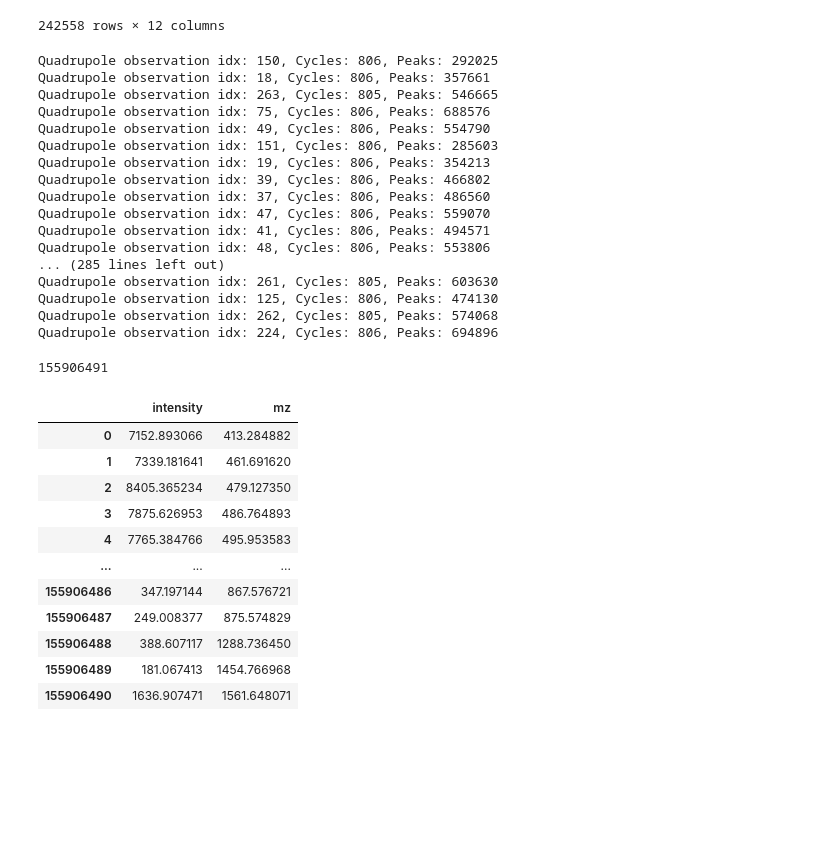
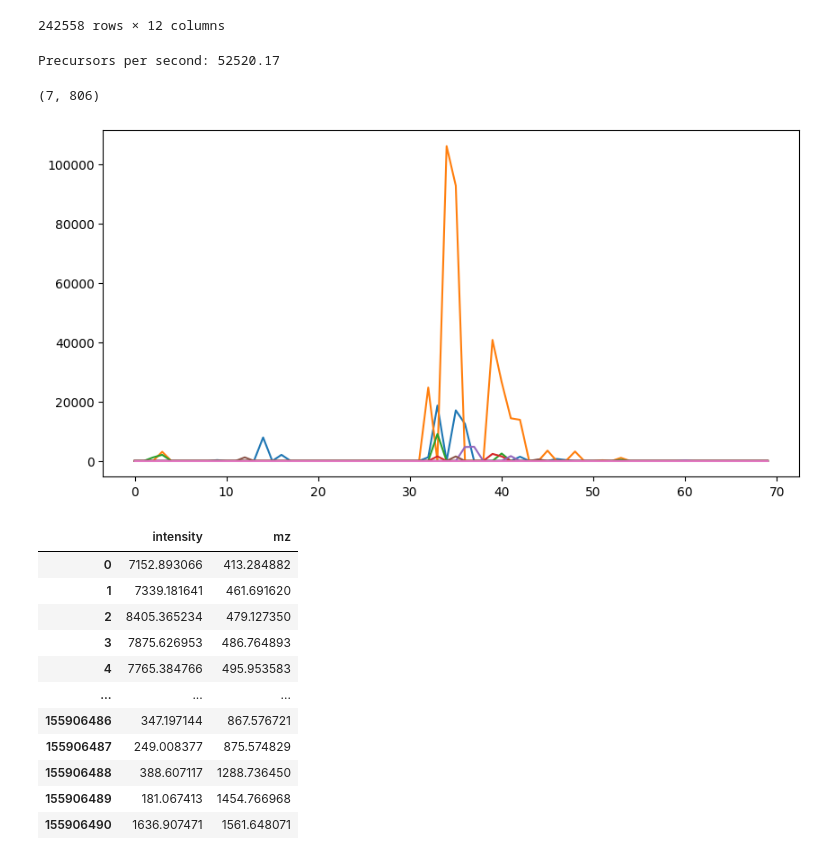
Before and after one commit to MannLabs/alphadia-search-rs, a Jupyter notebook: scripts/alpharaw.ipynb, the cells around one changed output. Cells and saved outputs as stored; diff of their text form; code cells hidden in the pictures; blank space fills up the shorter version.

```diff
--- a/scripts/alpharaw.ipynb
+++ b/scripts/alpharaw.ipynb
@@ -51,31 +75,34 @@ rs_data = alpha_rs.test_xic_index(
     dia_data.spectrum_df['peak_start_idx'].values,
     dia_data.spectrum_df['peak_stop_idx'].values,
     dia_data.spectrum_df['cycle_idx'].values,
+    dia_data.spectrum_df['rt'].values.astype(np.float32),
     dia_data.peak_df['mz'].values.astype(np.float32),
     dia_data.peak_df['intensity'].values.astype(np.float32)
 )
-# %% [output]
-Quadrupole observation idx: 150, Cycles: 806, Peaks: 292025
-Quadrupole observation idx: 18, Cycles: 806, Peaks: 357661
-Quadrupole observation idx: 263, Cycles: 805, Peaks: 546665
-Quadrupole observation idx: 75, Cycles: 806, Peaks: 688576
-Quadrupole observation idx: 49, Cycles: 806, Peaks: 554790
-Quadrupole observation idx: 151, Cycles: 806, Peaks: 285603
-Quadrupole observation idx: 19, Cycles: 806, Peaks: 354213
-Quadrupole observation idx: 39, Cycles: 806, Peaks: 466802
-Quadrupole observation idx: 37, Cycles: 806, Peaks: 486560
-Quadrupole observation idx: 47, Cycles: 806, Peaks: 559070
-Quadrupole observation idx: 41, Cycles: 806, Peaks: 494571
-Quadrupole observation idx: 48, Cycles: 806, Peaks: 553806
-... (285 lines left out)
-Quadrupole observation idx: 261, Cycles: 805, Peaks: 603630
-Quadrupole observation idx: 125, Cycles: 806, Peaks: 474130
-Quadrupole observation idx: 262, Cycles: 805, Peaks: 574068
-Quadrupole observation idx: 224, Cycles: 806, Peaks: 694896
-# %%
-rs_data.num_peaks
-# %% [output]
-155906491
+# %%
+mass_tolerance = 15
+
+rs_data.search(
+    lib,
+    mass_tolerance
+)
+# %% [output]
+Precursors per second: 52520.17
+# %%
+path = '/Users/georgwallmann/Documents/data/alpha-rs/dense_xic.npz'
+# %%
+array = np.load(path)['dense_xic']
+array.shape
+# %% [output]
+(7, 806)
+# %%
+from matplotlib import pyplot as plt
+fig, ax = plt.subplots(figsize=(10, 5))
+for i in range(array.shape[0]):
+    ax.plot(array[i,230:300])
+plt.show()
+# %% [output]
+[figure, added]
 # %%
 dia_data.peak_df
 # %% [output]
```
Also changed, not shown: parts of 5 cells of this notebook, 5 other files.
